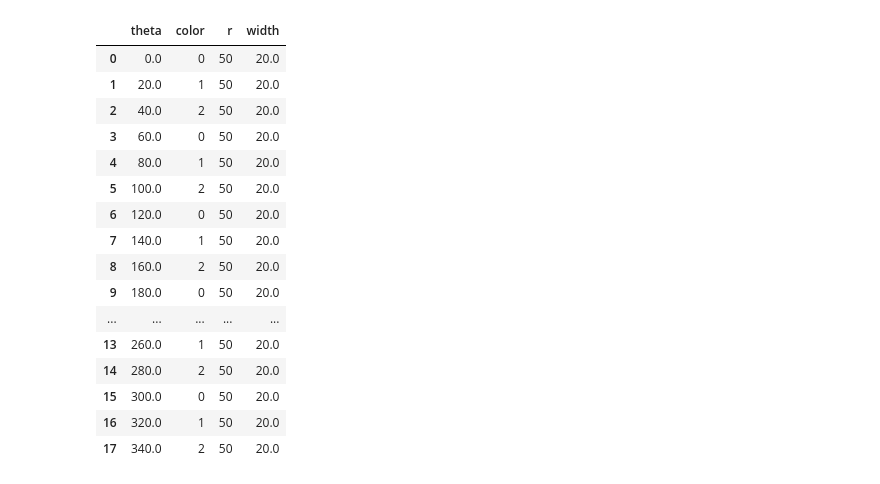
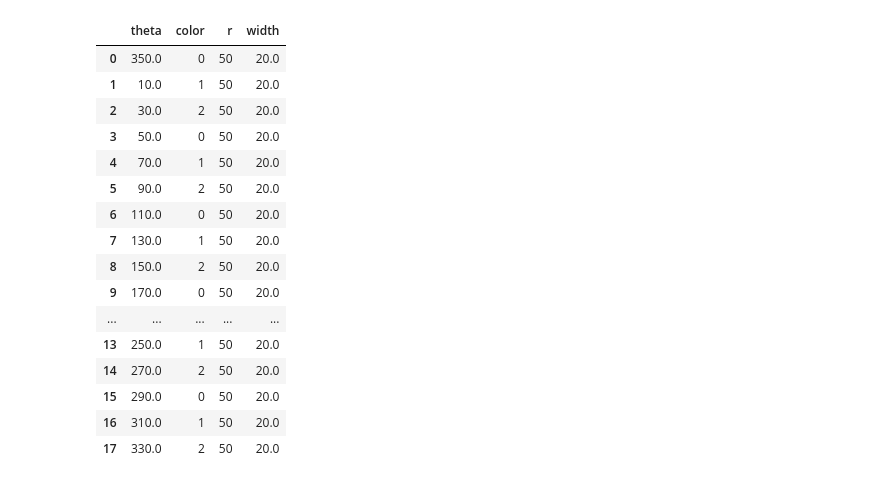
Before and after one commit to hakeemta/preemption, a Jupyter notebook: test.ipynb, the cells around one changed output. Drawn from its saved outputs; the diff is of its cells as text; code cells hidden in the pictures.

```diff
--- a/test.ipynb
+++ b/test.ipynb
@@ -101,6 +101,27 @@ df_t['color'] = df_t['color'].astype(str)
 
 df_t['r'] = 50
 df_t['width'] = width
+# %%
+df_t['theta'] = (df_t['theta'] - df_t['width'] / 2 + 360) % 360
+df_t
+# %% [output]
+|  | theta | color | r | width |
+| 0 | 350.0 | 0 | 50 | 20.0 |
+| 1 | 10.0 | 1 | 50 | 20.0 |
+| 2 | 30.0 | 2 | 50 | 20.0 |
+| 3 | 50.0 | 0 | 50 | 20.0 |
+| 4 | 70.0 | 1 | 50 | 20.0 |
+| 5 | 90.0 | 2 | 50 | 20.0 |
+| 6 | 110.0 | 0 | 50 | 20.0 |
+| 7 | 130.0 | 1 | 50 | 20.0 |
+| 8 | 150.0 | 2 | 50 | 20.0 |
+| 9 | 170.0 | 0 | 50 | 20.0 |
+| ... | ... | ... | ... | ... |
+| 13 | 250.0 | 1 | 50 | 20.0 |
+| 14 | 270.0 | 2 | 50 | 20.0 |
+| 15 | 290.0 | 0 | 50 | 20.0 |
+| 16 | 310.0 | 1 | 50 | 20.0 |
+| 17 | 330.0 | 2 | 50 | 20.0 |
 # %%
 fig_trace = px.bar_polar(df_t, r='r', theta='theta', color='color',
                         start_angle=0, width=600, height=600,
@@ -115,23 +130,3 @@ d = fig_trace.data[0]
-# %%
-df_t
-# %% [output]
-|  | theta | color | r | width |
-| 0 | 0.0 | 0 | 50 | 20.0 |
-| 1 | 20.0 | 1 | 50 | 20.0 |
-| 2 | 40.0 | 2 | 50 | 20.0 |
-| 3 | 60.0 | 0 | 50 | 20.0 |
-| 4 | 80.0 | 1 | 50 | 20.0 |
-| 5 | 100.0 | 2 | 50 | 20.0 |
-| 6 | 120.0 | 0 | 50 | 20.0 |
-| 7 | 140.0 | 1 | 50 | 20.0 |
-| 8 | 160.0 | 2 | 50 | 20.0 |
-| 9 | 180.0 | 0 | 50 | 20.0 |
-| ... | ... | ... | ... | ... |
-| 13 | 260.0 | 1 | 50 | 20.0 |
-| 14 | 280.0 | 2 | 50 | 20.0 |
-| 15 | 300.0 | 0 | 50 | 20.0 |
-| 16 | 320.0 | 1 | 50 | 20.0 |
-| 17 | 340.0 | 2 | 50 | 20.0 |
 # %%
 bar = go.Barpolar(
     r=df_t['r'],
```
Also changed, not shown: parts of 3 cells of this notebook.
